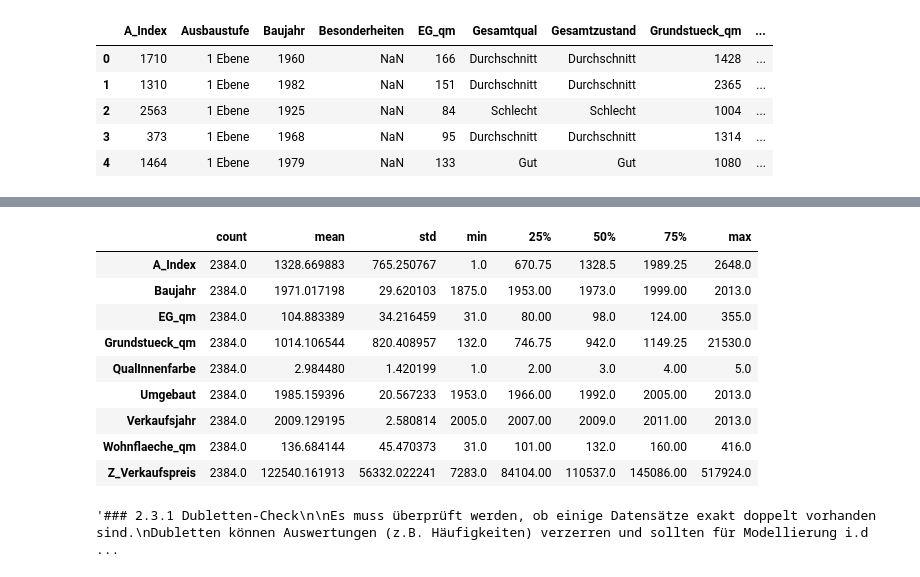
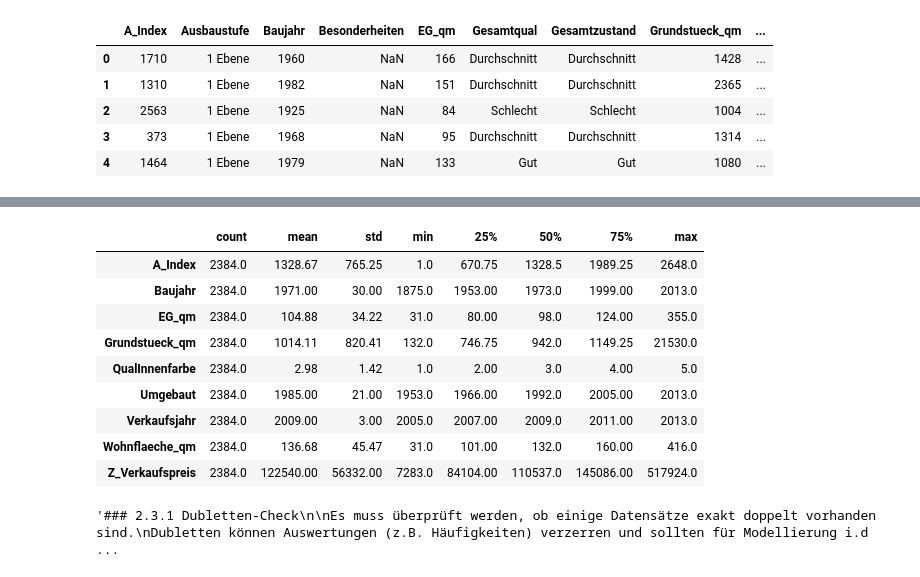
Before and after one commit to Miri-Mk/realestate_ds_analysis, a Jupyter notebook: realestate_ds_analysis.ipynb, the cells around one changed output, grey strips where cells are left out. Saved outputs shown, nothing was run; the diff lists cells and outputs as text; code cells hidden in the pictures.

```diff
--- a/realestate_ds_analysis.ipynb
+++ b/realestate_ds_analysis.ipynb
@@ -78,18 +74,38 @@ display(info)
 | 15 | Z_Verkaufspreis | int64 | 2384 | 0 | 0.000000 | 1731 |
 # %%
 # 2.3 Statistische Übersicht (nur numerische Spalten)
-df.describe().T
+# Deskriptive Statistik erzeugen
+desc = df.describe().T
+
+# Spalten mit Jahresangaben (diskrete Zeitpunkte)
+year_cols = ["Baujahr", "Umgebaut", "Verkaufsjahr"]
+
+# Zielvariable Preis (ganze Euro)
+price_col = "Z_Verkaufspreis"
+
+# Jahre ohne Nachkommastellen
+desc.loc[year_cols] = desc.loc[year_cols].round(0)
+
+# Preis ohne Nachkommastellen
+desc.loc[price_col] = desc.loc[price_col].round(0)
+
+# Alle übrigen numerischen Spalten moderat runden
+other_cols = desc.index.difference(year_cols + [price_col])
+desc.loc[other_cols] = desc.loc[other_cols].round(2)
+
+# Ergebnis anzeigen
+desc
 # %% [output]
 |  | count | mean | std | min | 25% | 50% | 75% | max |
-| A_Index | 2384.0 | 1328.669883 | 765.250767 | 1.0 | 670.75 | 1328.5 | 1989.25 | 2648.0 |
-| Baujahr | 2384.0 | 1971.017198 | 29.620103 | 1875.0 | 1953.00 | 1973.0 | 1999.00 | 2013.0 |
-| EG_qm | 2384.0 | 104.883389 | 34.216459 | 31.0 | 80.00 | 98.0 | 124.00 | 355.0 |
-| Grundstueck_qm | 2384.0 | 1014.106544 | 820.408957 | 132.0 | 746.75 | 942.0 | 1149.25 | 21530.0 |
-| QualInnenfarbe | 2384.0 | 2.984480 | 1.420199 | 1.0 | 2.00 | 3.0 | 4.00 | 5.0 |
-| Umgebaut | 2384.0 | 1985.159396 | 20.567233 | 1953.0 | 1966.00 | 1992.0 | 2005.00 | 2013.0 |
-| Verkaufsjahr | 2384.0 | 2009.129195 | 2.580814 | 2005.0 | 2007.00 | 2009.0 | 2011.00 | 2013.0 |
-| Wohnflaeche_qm | 2384.0 | 136.684144 | 45.470373 | 31.0 | 101.00 | 132.0 | 160.00 | 416.0 |
-| Z_Verkaufspreis | 2384.0 | 122540.161913 | 56332.022241 | 7283.0 | 84104.00 | 110537.0 | 145086.00 | 517924.0 |
+| A_Index | 2384.0 | 1328.67 | 765.25 | 1.0 | 670.75 | 1328.5 | 1989.25 | 2648.0 |
+| Baujahr | 2384.0 | 1971.00 | 30.00 | 1875.0 | 1953.00 | 1973.0 | 1999.00 | 2013.0 |
+| EG_qm | 2384.0 | 104.88 | 34.22 | 31.0 | 80.00 | 98.0 | 124.00 | 355.0 |
+| Grundstueck_qm | 2384.0 | 1014.11 | 820.41 | 132.0 | 746.75 | 942.0 | 1149.25 | 21530.0 |
+| QualInnenfarbe | 2384.0 | 2.98 | 1.42 | 1.0 | 2.00 | 3.0 | 4.00 | 5.0 |
+| Umgebaut | 2384.0 | 1985.00 | 21.00 | 1953.0 | 1966.00 | 1992.0 | 2005.00 | 2013.0 |
+| Verkaufsjahr | 2384.0 | 2009.00 | 3.00 | 2005.0 | 2007.00 | 2009.0 | 2011.00 | 2013.0 |
+| Wohnflaeche_qm | 2384.0 | 136.68 | 45.47 | 31.0 | 101.00 | 132.0 | 160.00 | 416.0 |
+| Z_Verkaufspreis | 2384.0 | 122540.00 | 56332.00 | 7283.0 | 84104.00 | 110537.0 | 145086.00 | 517924.0 |
 # %%
 """### 2.3.1 Dubletten-Check
 
```
Also changed, not shown: parts of 30 cells of this notebook.
